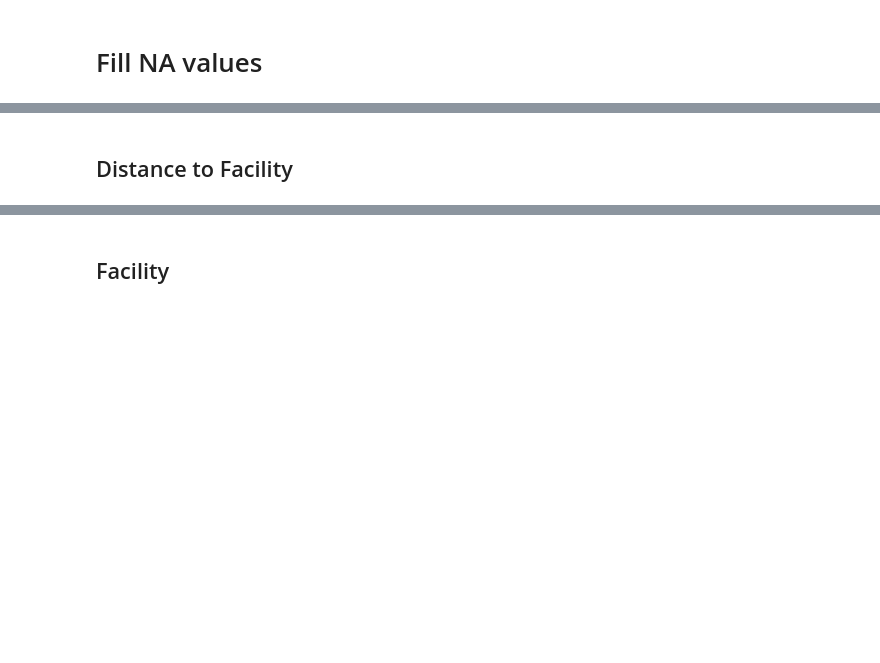
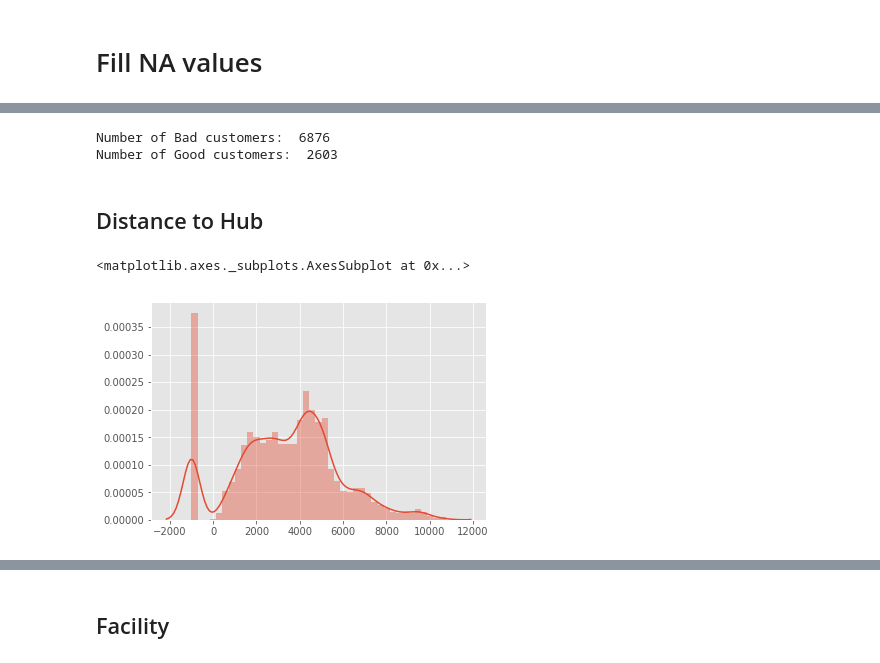
Before and after one commit to zipjet/bi-churn-analysis, a Jupyter notebook: bad_customers_analysis.ipynb, the cells around one changed output, grey strips where cells are left out. Drawn from its saved outputs; the diff is of its cells as text; code cells hidden in the pictures; blank space fills up the shorter version.

Commit message:
aadd order dates

```diff
--- a/bad_customers_analysis.ipynb
+++ b/bad_customers_analysis.ipynb
@@ -34,7 +83,10 @@ df.gender = df.gender.fillna('Unknown')
 # %%
 df.zip = df.zip.fillna('Unknown')
 df.zip_area = df.zip_area.fillna('Unknown')
-df.avg_fac_distance = df.avg_fac_distance.fillna(-999)
+
+df.avg_hub_distance = df.avg_hub_distance.fillna(-999)
+df.last_order_hub_distance = df.last_order_hub_distance.fillna(-999)
+df.first_order_hub_distance = df.first_order_hub_distance.fillna(-999)
 # %%
 nans = df.isnull().sum()
 nans[nans > 0].sort_values(ascending = False)
@@ -55,15 +127,22 @@ def plot_bad_vs_good_by_column(column_name):
 # %%
-df_vou = df.copy()
 df_vou = df.loc[df.first_order_voucher & df.valid_orders > 0]
 df_vou_good = df_vou.loc[(df_vou.valid_orders > 1)]
-df_vou_bad = df_vou.loc[(df_vou.valid_orders == 1) & (df_vou.recency > 365)]
-
-print('Bad customers', df_vou_bad.shape)
-print('Good customers', df_vou_good.shape)
-
-df_vou_bad['customer_type'] = 'bad'
-df_vou_good['customer_type'] = 'good'
-df_both = pd.concat([df_vou_bad, df_vou_good])
+df_vou_bad = df_vou.loc[(df_vou.valid_orders == 1) & (df_vou.total_orders == 1) & (df_vou.recency > 365)]
+# %%
+print('Number of Bad customers: ', df_vou_bad.shape[0])
+print('Number of Good customers: ', df_vou_good.shape[0])
+
+df_vou_bad['customer_type'] = 'bad'
+df_vou_good['customer_type'] = 'good'
+df_both = pd.concat([df_vou_bad, df_vou_good])
+# %% [output]
+Number of Bad customers:  6876
+Number of Good customers:  2603
 # %% [markdown]
-## Distance to Facility
+## Distance to Hub
+# %%
+sns.distplot(df_both[['first_order_hub_distance']])
+# %% [output]
+<matplotlib.axes._subplots.AxesSubplot at 0x...>
+[figure, added]
 # %%
```
Also changed, not shown: parts of 18 cells of this notebook, 3 other files.
